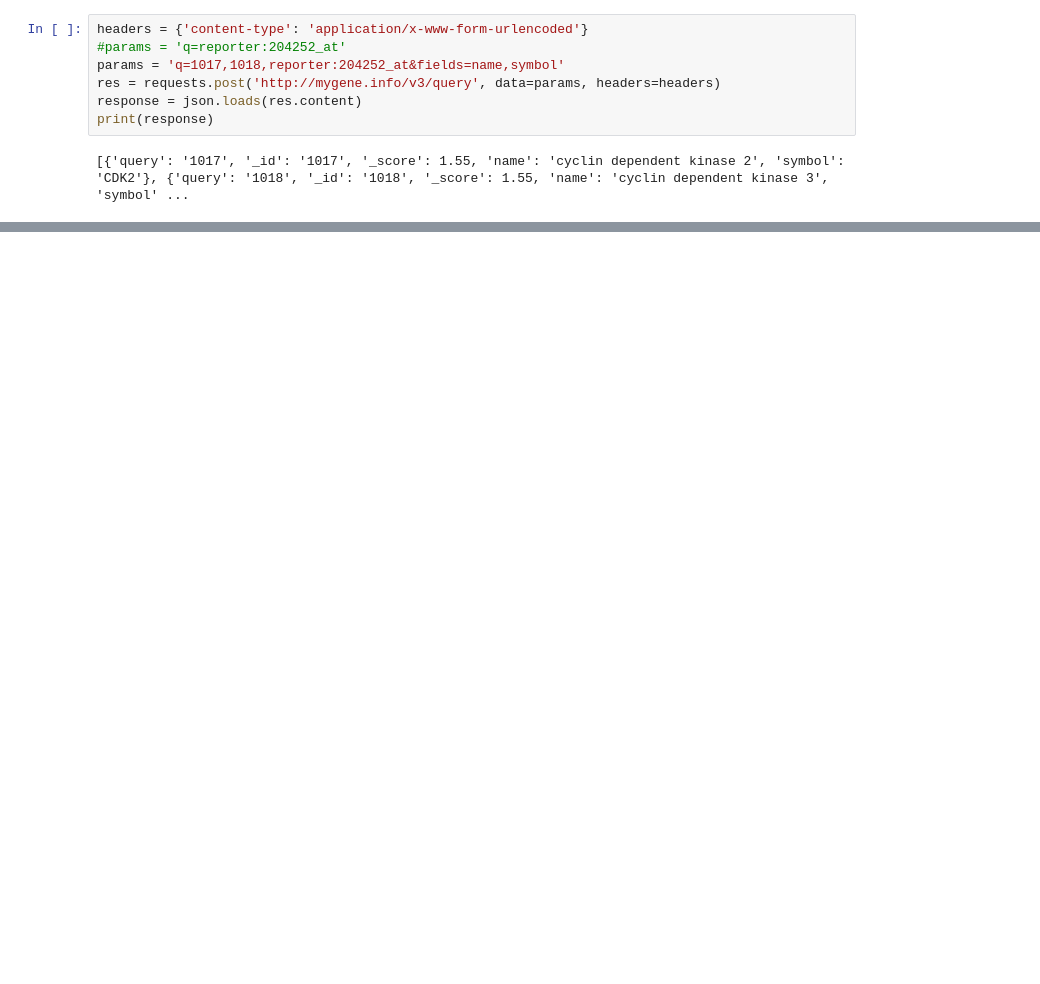
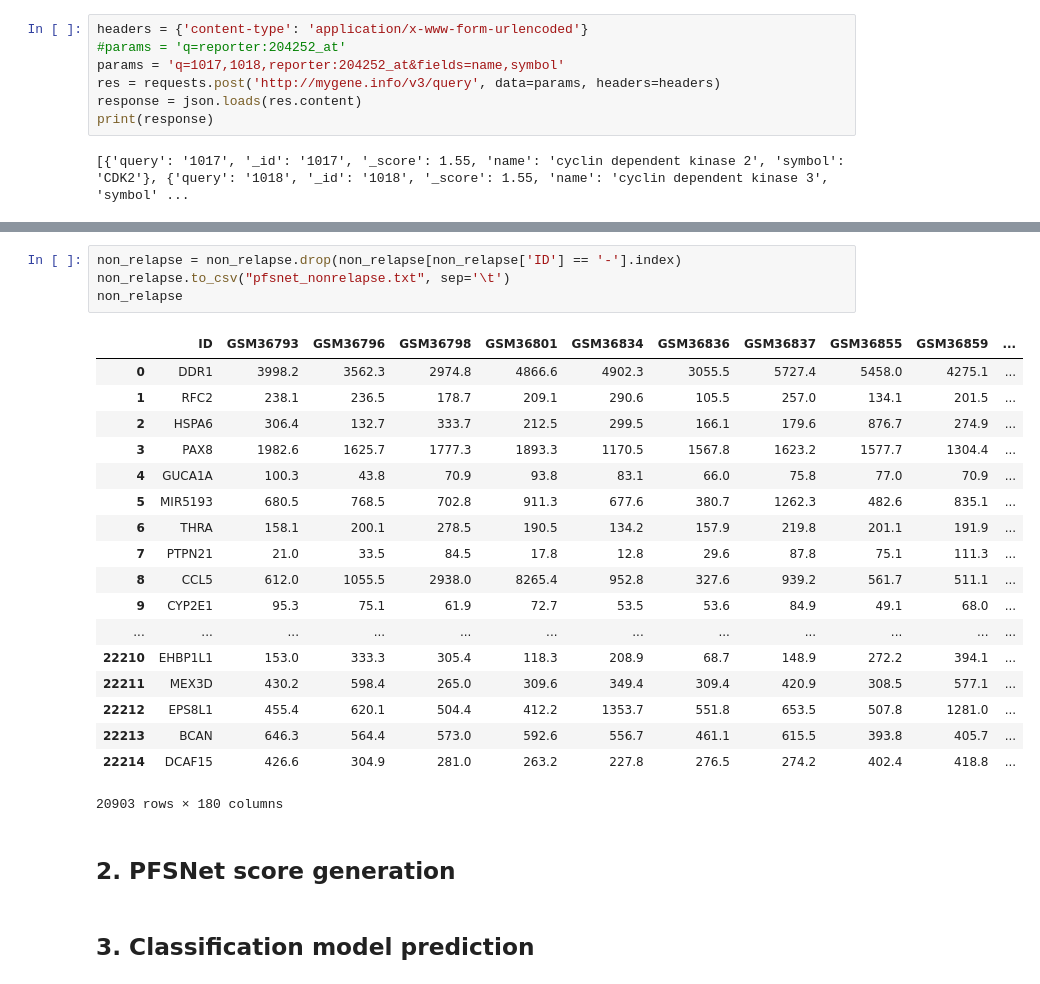
Before and after one commit to pawelkostek1/breast_cancer_relapse_classifier, a Jupyter notebook: Bioinformatics Project.ipynb, the cells around one changed output, grey strips where cells are left out. Saved outputs shown, nothing was run; the diff lists cells and outputs as text; blank space fills up the shorter version.

```diff
--- a/Bioinformatics Project.ipynb
+++ b/Bioinformatics Project.ipynb
@@ -563,0 +218,27 @@ def main(argv):
+# %%
+non_relapse = non_relapse.drop(non_relapse[non_relapse['ID'] == '-'].index)
+non_relapse.to_csv("pfsnet_nonrelapse.txt", sep='\t')
+non_relapse
+# %% [output]
+|  | ID | GSM36793 | GSM36796 | GSM36798 | GSM36801 | GSM36834 | GSM36836 | GSM36837 | GSM36855 | GSM36859 | ... |
+| 0 | DDR1 | 3998.2 | 3562.3 | 2974.8 | 4866.6 | 4902.3 | 3055.5 | 5727.4 | 5458.0 | 4275.1 | ... |
+| 1 | RFC2 | 238.1 | 236.5 | 178.7 | 209.1 | 290.6 | 105.5 | 257.0 | 134.1 | 201.5 | ... |
+| 2 | HSPA6 | 306.4 | 132.7 | 333.7 | 212.5 | 299.5 | 166.1 | 179.6 | 876.7 | 274.9 | ... |
+| 3 | PAX8 | 1982.6 | 1625.7 | 1777.3 | 1893.3 | 1170.5 | 1567.8 | 1623.2 | 1577.7 | 1304.4 | ... |
+| 4 | GUCA1A | 100.3 | 43.8 | 70.9 | 93.8 | 83.1 | 66.0 | 75.8 | 77.0 | 70.9 | ... |
+| 5 | MIR5193 | 680.5 | 768.5 | 702.8 | 911.3 | 677.6 | 380.7 | 1262.3 | 482.6 | 835.1 | ... |
+| 6 | THRA | 158.1 | 200.1 | 278.5 | 190.5 | 134.2 | 157.9 | 219.8 | 201.1 | 191.9 | ... |
+| 7 | PTPN21 | 21.0 | 33.5 | 84.5 | 17.8 | 12.8 | 29.6 | 87.8 | 75.1 | 111.3 | ... |
+| 8 | CCL5 | 612.0 | 1055.5 | 2938.0 | 8265.4 | 952.8 | 327.6 | 939.2 | 561.7 | 511.1 | ... |
+| 9 | CYP2E1 | 95.3 | 75.1 | 61.9 | 72.7 | 53.5 | 53.6 | 84.9 | 49.1 | 68.0 | ... |
+| ... | ... | ... | ... | ... | ... | ... | ... | ... | ... | ... | ... |
+| 22210 | EHBP1L1 | 153.0 | 333.3 | 305.4 | 118.3 | 208.9 | 68.7 | 148.9 | 272.2 | 394.1 | ... |
+| 22211 | MEX3D | 430.2 | 598.4 | 265.0 | 309.6 | 349.4 | 309.4 | 420.9 | 308.5 | 577.1 | ... |
+| 22212 | EPS8L1 | 455.4 | 620.1 | 504.4 | 412.2 | 1353.7 | 551.8 | 653.5 | 507.8 | 1281.0 | ... |
+| 22213 | BCAN | 646.3 | 564.4 | 573.0 | 592.6 | 556.7 | 461.1 | 615.5 | 393.8 | 405.7 | ... |
+| 22214 | DCAF15 | 426.6 | 304.9 | 281.0 | 263.2 | 227.8 | 276.5 | 274.2 | 402.4 | 418.8 | ... |
+20903 rows × 180 columns
+# %% [markdown]
+## 2. PFSNet score generation
+# %% [markdown]
+## 3. Classification model prediction
```
Also changed, not shown: parts of 30 cells of this notebook, 13 other files.
